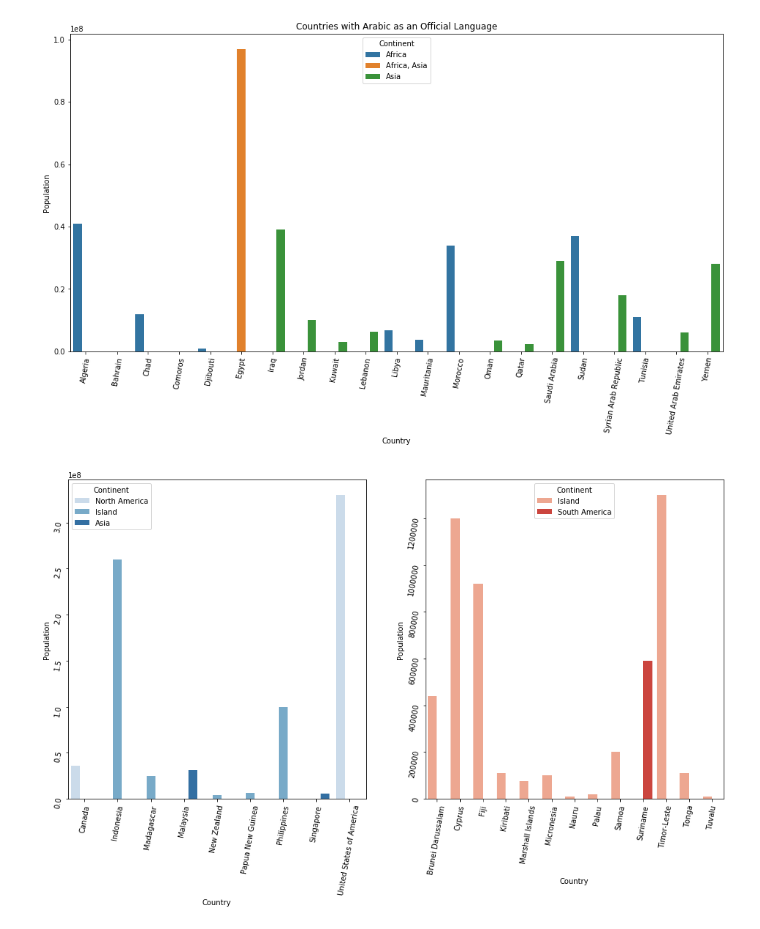
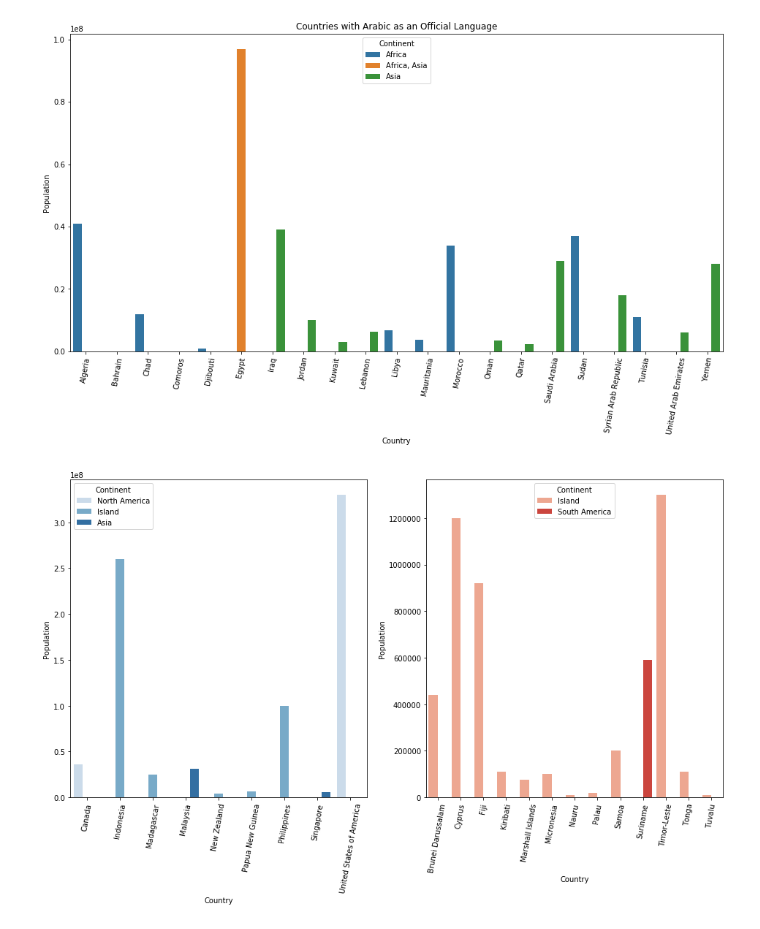
Before and after one commit to gadamico/International-Demographic, a Jupyter notebook: int_demog.ipynb, the cells around one changed output. Cells and saved outputs as stored; diff of their text form; code cells hidden in the pictures.

```diff
--- a/int_demog.ipynb
+++ b/int_demog.ipynb
@@ -227,12 +227,12 @@ austronesia_low = austronesia[austronesia['Population'] <= cutoff]
 # %%
 fig, ax = plt.subplots(1, 2, figsize=(16, 8))
 
 sns.barplot(data=austronesia_high, y='Population', x='Country',
             hue='Continent', ax=ax[0], palette='Blues')
-ax[0].tick_params(rotation=80)
+ax[0].tick_params(rotation=80, axis='x')
 
 sns.barplot(data=austronesia_low, y='Population', x='Country',
            hue='Continent', ax=ax[1], palette='Reds')
-ax[1].tick_params(rotation=80)
+ax[1].tick_params(rotation=80, axis='x')
 # %% [output]
-[figure, old version]
+[figure, new version]
```
Also changed, not shown: parts of 9 cells of this notebook, 8 other files.
